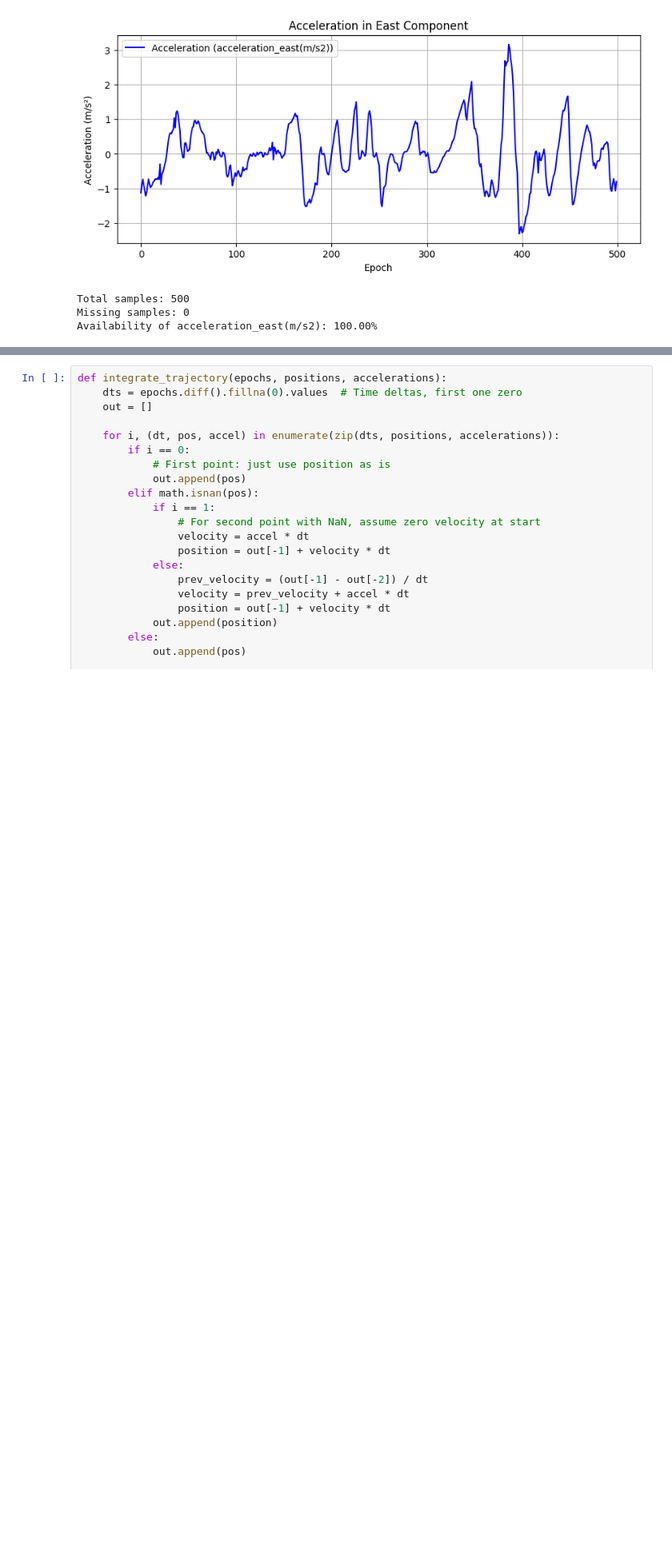
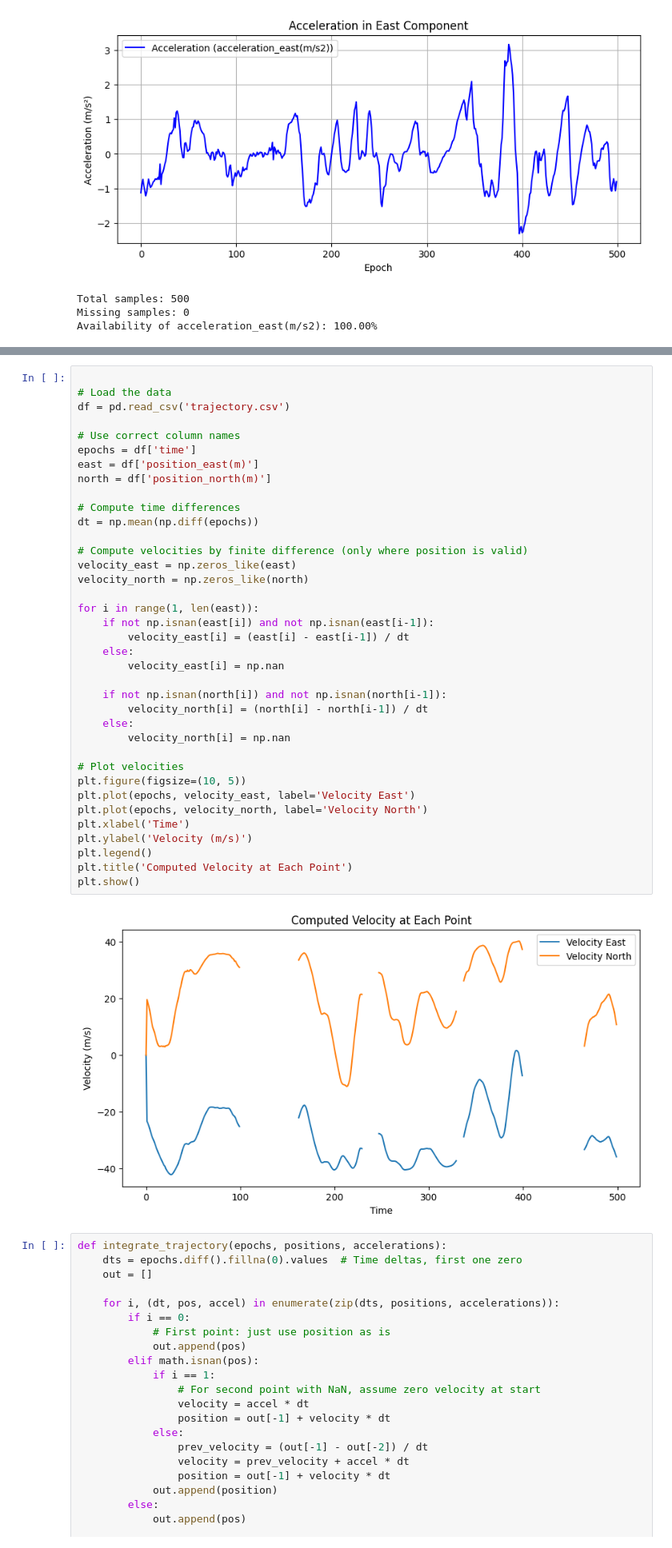
Before and after one commit to nadiagonzzalez/pai-uab-2024, a Jupyter notebook: p3_GNSS_IMU.ipynb, the cells around one changed output, grey strips where cells are left out. Shown: that part at 80% size. Drawn from its saved outputs; the diff is of its cells as text; blank space fills up the shorter version.

```diff
--- a/p3_GNSS_IMU.ipynb
+++ b/p3_GNSS_IMU.ipynb
@@ -316,3 +313,42 @@ Availability of acceleration_east(m/s2): 100.00%
+# %%
+
+# Load the data
+df = pd.read_csv('trajectory.csv')
+
+# Use correct column names
+epochs = df['time']
+east = df['position_east(m)']
+north = df['position_north(m)']
+
+# Compute time differences
+dt = np.mean(np.diff(epochs))
+
+# Compute velocities by finite difference (only where position is valid)
+velocity_east = np.zeros_like(east)
+velocity_north = np.zeros_like(north)
+
+for i in range(1, len(east)):
+    if not np.isnan(east[i]) and not np.isnan(east[i-1]):
+        velocity_east[i] = (east[i] - east[i-1]) / dt
+    else:
+        velocity_east[i] = np.nan
+
+    if not np.isnan(north[i]) and not np.isnan(north[i-1]):
+        velocity_north[i] = (north[i] - north[i-1]) / dt
+    else:
+        velocity_north[i] = np.nan
+
+# Plot velocities
+plt.figure(figsize=(10, 5))
+plt.plot(epochs, velocity_east, label='Velocity East')
+plt.plot(epochs, velocity_north, label='Velocity North')
+plt.xlabel('Time')
+plt.ylabel('Velocity (m/s)')
+plt.legend()
+plt.title('Computed Velocity at Each Point')
+plt.show()
+# %% [output]
+[figure, added]
 # %%
 def integrate_trajectory(epochs, positions, accelerations):
     dts = epochs.diff().fillna(0).values  # Time deltas, first one zero
```
Also changed, not shown: parts of 2 cells of this notebook.
